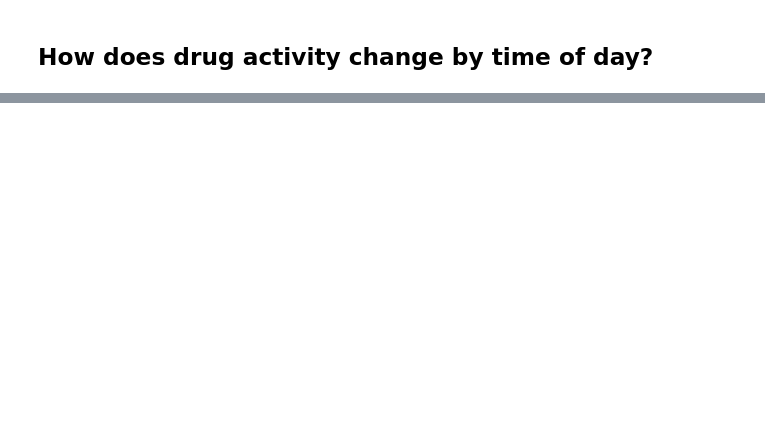
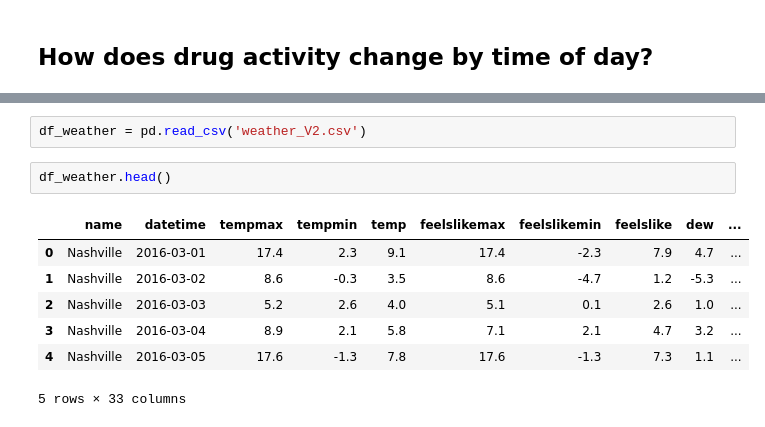
Before and after one commit to Ethan-Jolly/SpartaGlobal210, a Jupyter notebook: Data_Engineering/pandas/openpolicing_project/Nashville_Policing_Analysis.ipynb, the cells around one changed output, grey strips where cells are left out. Saved outputs shown, nothing was run; the diff lists cells and outputs as text; blank space fills up the shorter version.

```diff
--- a/Data_Engineering/pandas/openpolicing_project/Nashville_Policing_Analysis.ipynb
+++ b/Data_Engineering/pandas/openpolicing_project/Nashville_Policing_Analysis.ipynb
@@ -324,0 +393,12 @@ Freq: A-DEC, Name: raw_row_number, dtype: int64
+# %%
+df_weather = pd.read_csv('weather_V2.csv')
+# %%
+df_weather.head()
+# %% [output]
+|  | name | datetime | tempmax | tempmin | temp | feelslikemax | feelslikemin | feelslike | dew | ... |
+| 0 | Nashville | 2016-03-01 | 17.4 | 2.3 | 9.1 | 17.4 | -2.3 | 7.9 | 4.7 | ... |
+| 1 | Nashville | 2016-03-02 | 8.6 | -0.3 | 3.5 | 8.6 | -4.7 | 1.2 | -5.3 | ... |
+| 2 | Nashville | 2016-03-03 | 5.2 | 2.6 | 4.0 | 5.1 | 0.1 | 2.6 | 1.0 | ... |
+| 3 | Nashville | 2016-03-04 | 8.9 | 2.1 | 5.8 | 7.1 | 2.1 | 4.7 | 3.2 | ... |
+| 4 | Nashville | 2016-03-05 | 17.6 | -1.3 | 7.8 | 17.6 | -1.3 | 7.3 | 1.1 | ... |
+5 rows × 33 columns
```
Also changed, not shown: parts of 23 cells of this notebook, 2 other files.
